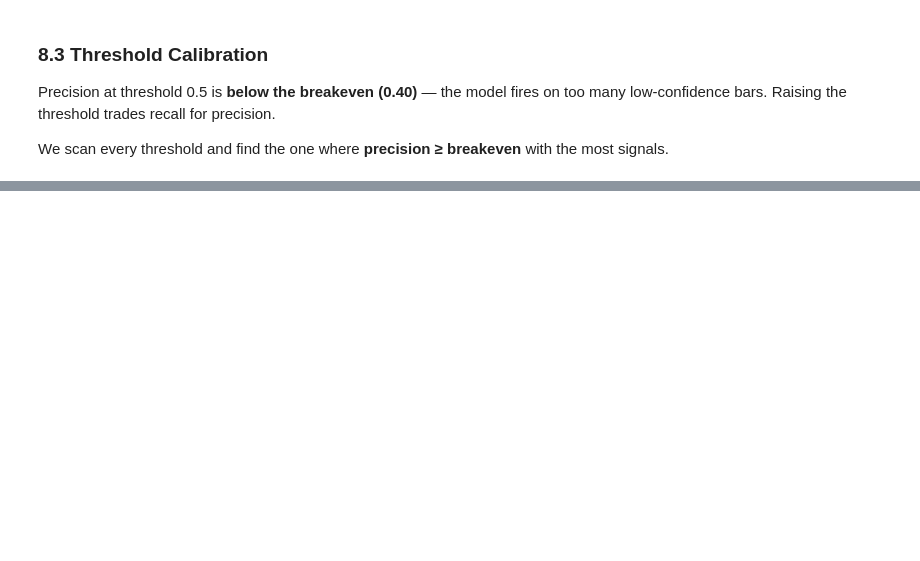
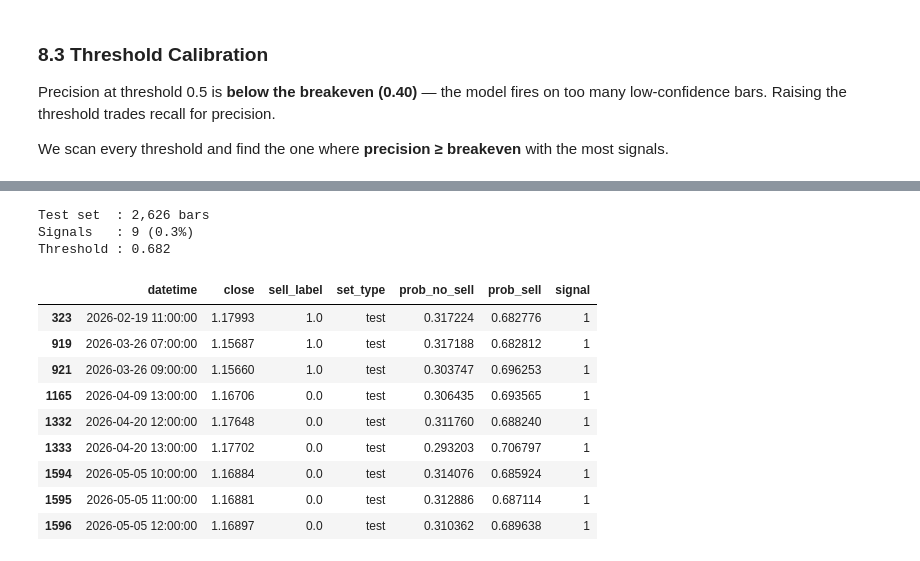
Before and after one commit to dfsosa83/fx-prival, a Jupyter notebook: ml-signal-service/notebooks/eurusd/eurusd_sell.ipynb, the cells around one changed output, grey strips where cells are left out. Cells and saved outputs as stored; diff of their text form; code cells hidden in the pictures; blank space fills up the shorter version.

```diff
--- a/ml-signal-service/notebooks/eurusd/eurusd_sell.ipynb
+++ b/ml-signal-service/notebooks/eurusd/eurusd_sell.ipynb
@@ -1475,3 +1509,32 @@ plt.show()
+# %%
+# ── Test set predictions — probability view ───────────────────────────────────
+test_proba = final_model.predict_proba(X_test)
+
+test_results_sell = df_test[["datetime", "close", "sell_label"]].copy()
+test_results_sell["set_type"]     = "test"
+test_results_sell["prob_no_sell"] = test_proba[:, 0]   # P(label=0)
+test_results_sell["prob_sell"]    = test_proba[:, 1]   # P(label=1)
+test_results_sell["signal"]       = (test_results_sell["prob_sell"] >= OPTIMAL_THRESHOLD).astype(int)
+
+print(f"Test set  : {len(test_results_sell):,} bars")
+print(f"Signals   : {test_results_sell['signal'].sum()} ({test_results_sell['signal'].mean()*100:.1f}%)")
+print(f"Threshold : {OPTIMAL_THRESHOLD}")
+print()
+display(test_results_sell[test_results_sell["signal"] == 1].head(20))
+# %% [output]
+Test set  : 2,626 bars
+Signals   : 9 (0.3%)
+Threshold : 0.682
+|  | datetime | close | sell_label | set_type | prob_no_sell | prob_sell | signal |
+| 323 | 2026-02-19 11:00:00 | 1.17993 | 1.0 | test | 0.317224 | 0.682776 | 1 |
+| 919 | 2026-03-26 07:00:00 | 1.15687 | 1.0 | test | 0.317188 | 0.682812 | 1 |
+| 921 | 2026-03-26 09:00:00 | 1.15660 | 1.0 | test | 0.303747 | 0.696253 | 1 |
+| 1165 | 2026-04-09 13:00:00 | 1.16706 | 0.0 | test | 0.306435 | 0.693565 | 1 |
+| 1332 | 2026-04-20 12:00:00 | 1.17648 | 0.0 | test | 0.311760 | 0.688240 | 1 |
+| 1333 | 2026-04-20 13:00:00 | 1.17702 | 0.0 | test | 0.293203 | 0.706797 | 1 |
+| 1594 | 2026-05-05 10:00:00 | 1.16884 | 0.0 | test | 0.314076 | 0.685924 | 1 |
+| 1595 | 2026-05-05 11:00:00 | 1.16881 | 0.0 | test | 0.312886 | 0.687114 | 1 |
+| 1596 | 2026-05-05 12:00:00 | 1.16897 | 0.0 | test | 0.310362 | 0.689638 | 1 |
 # %%
 import joblib
 
```
Also changed, not shown: parts of 3 cells of this notebook, 4 other files.
